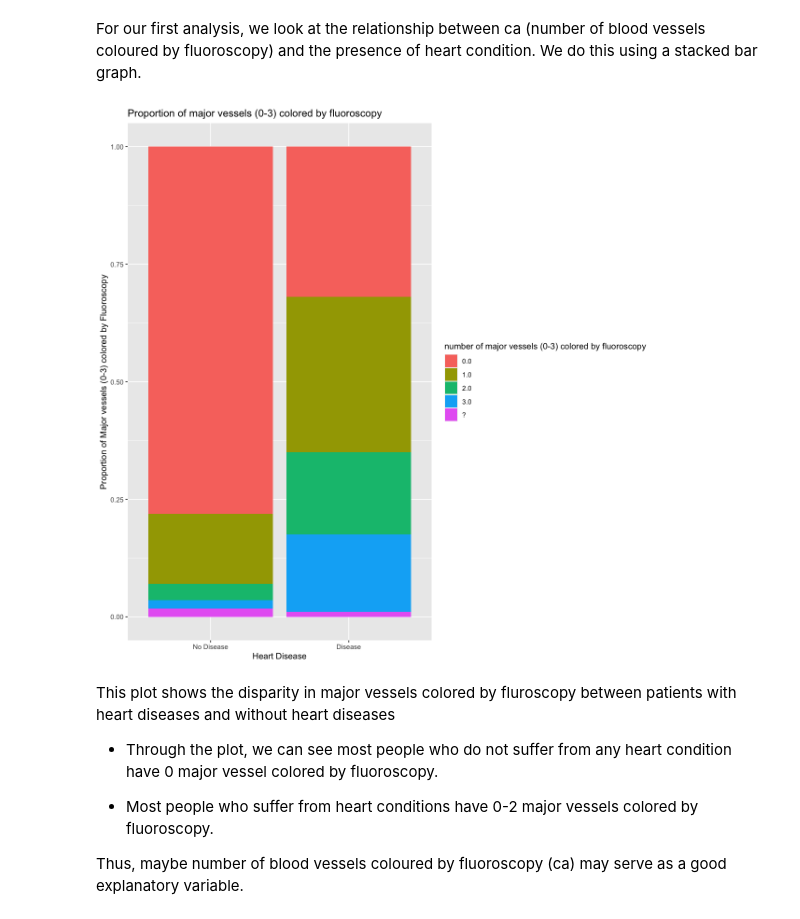
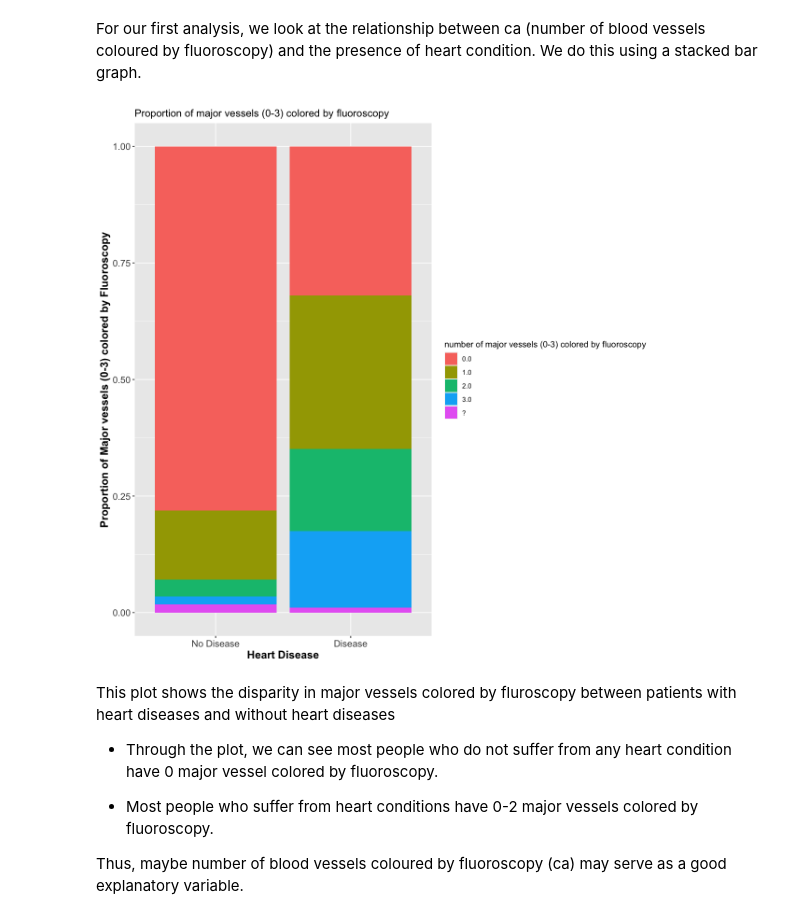
Before and after one commit to davinleong/group_project, a Jupyter notebook: project_report.ipynb, the cells around one changed output. Drawn from its saved outputs; the diff is of its cells as text; code cells hidden in the pictures.

Commit message:
Add files via upload
Testing label size

```diff
--- a/project_report.ipynb
+++ b/project_report.ipynb
@@ -118,16 +136,17 @@ For our first analysis, we look at the relationship between ca (number of blood
 # %%
 options(repr.plot.height = 10, repr.plot.width = 10)
 
 plot1 <- train_set %>%
 ggplot(aes(x=num,fill=ca)) +
 geom_bar(position="fill") +
 labs(x="Heart Disease",y="Proportion of Major vessels (0-3) colored by Fluoroscopy", fill="number of major vessels (0-3) colored by fluoroscopy") +
 scale_x_discrete(breaks = c(0,1), labels = c("No Disease", "Disease")) +
-ggtitle("Proportion of major vessels (0-3) colored by fluoroscopy")
+ggtitle("Proportion of major vessels (0-3) colored by fluoroscopy") +
+theme(axis.text=element_text(size=12),axis.title=element_text(size=14,face="bold"))
 
 plot1
 # %% [output]
-[figure, old version]
+[figure, new version]
 # %% [markdown]
 This plot shows the disparity in major vessels colored by fluroscopy between patients with heart diseases and without heart diseases
 
```
Also changed, not shown: parts of 3 cells of this notebook.
